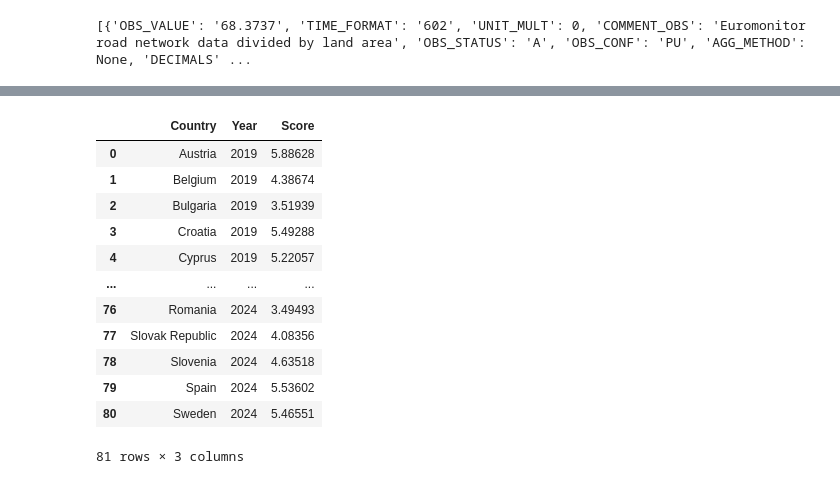
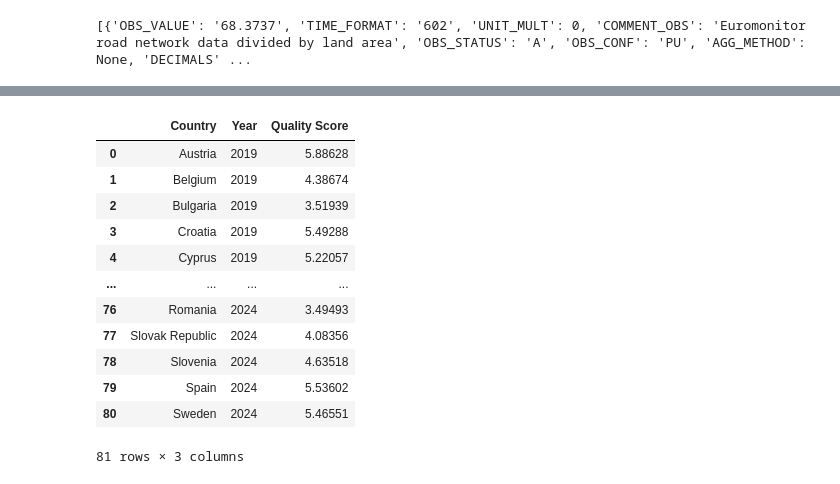
Before and after one commit to swbehan/RoadQualityWork, a Jupyter notebook: datasets/preprocessed-datasets/merge_data.ipynb, the cells around one changed output, grey strips where cells are left out. Saved outputs shown, nothing was run; the diff lists cells and outputs as text; code cells hidden in the pictures.

```diff
--- a/datasets/preprocessed-datasets/merge_data.ipynb
+++ b/datasets/preprocessed-datasets/merge_data.ipynb
@@ -53,8 +56,11 @@ alldata_fuel
 # %%
 # road quality data
 all_data_quality
+all_data_quality['Quality Score'] = all_data_quality["Score"]
+alldata_quality = pd.DataFrame(all_data_quality, columns=["Country", "Year", "Quality Score"])
+alldata_quality
 # %% [output]
-|  | Country | Year | Score |
+|  | Country | Year | Quality Score |
 | 0 | Austria | 2019 | 5.88628 |
 | 1 | Belgium | 2019 | 4.38674 |
 | 2 | Bulgaria | 2019 | 3.51939 |
```
Also changed, not shown: parts of 4 cells of this notebook.
